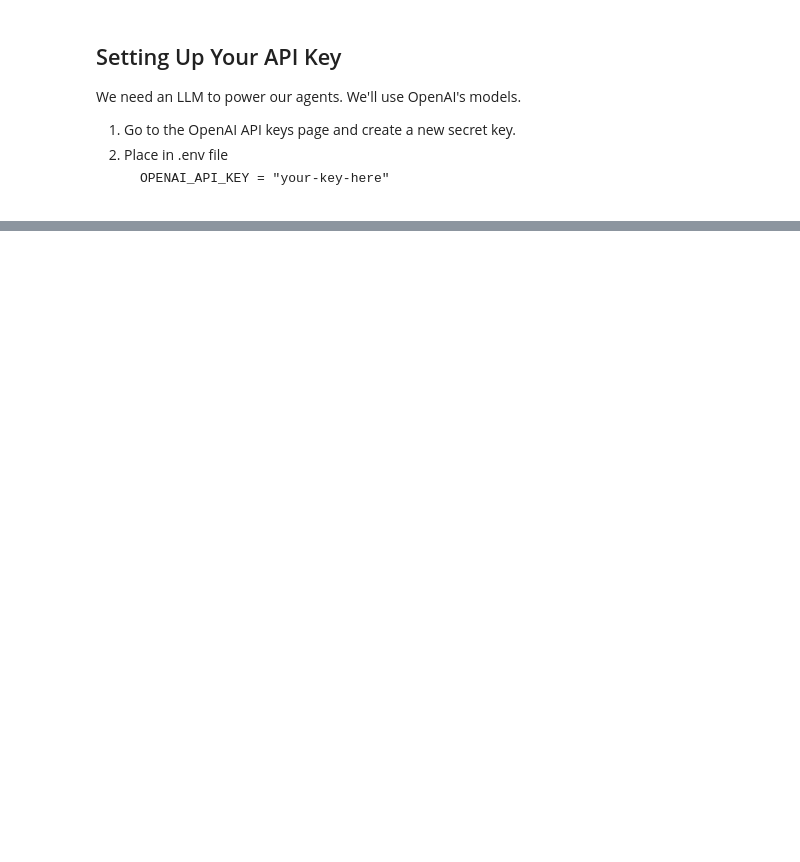
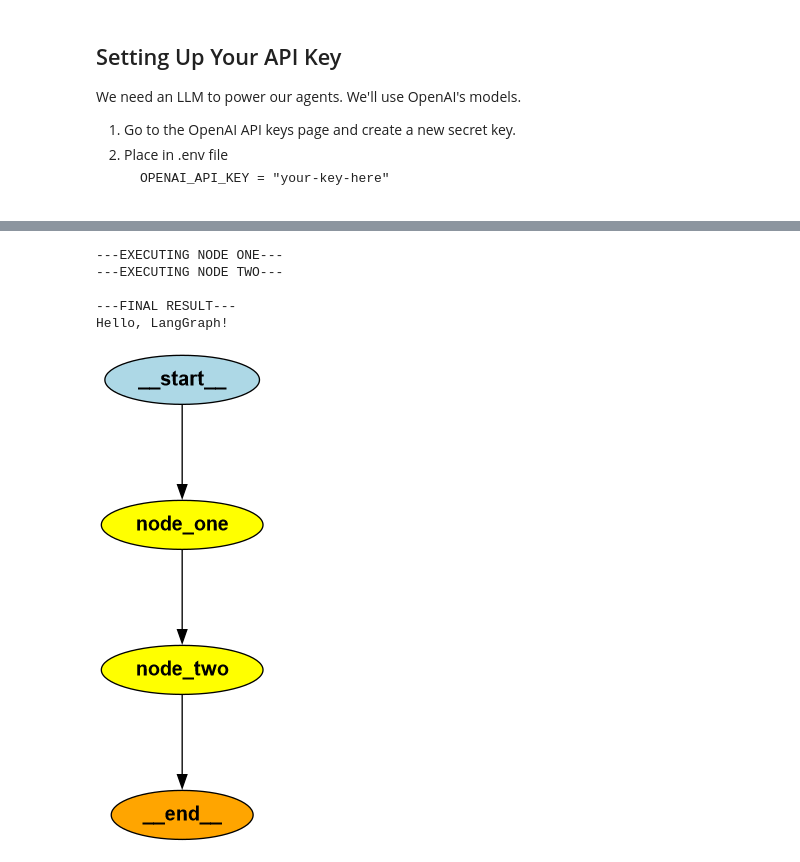
Before and after one commit to mrhallonline/langgraph-stock-analyzer, a Jupyter notebook: stock_analyzer.ipynb, the cells around one changed output, grey strips where cells are left out. Drawn from its saved outputs; the diff is of its cells as text; code cells hidden in the pictures; blank space fills up the shorter version.

```diff
--- a/stock_analyzer.ipynb
+++ b/stock_analyzer.ipynb
@@ -59,0 +107,53 @@ load_dotenv(override=True)
+# %%
+import os
+from typing import TypedDict, Annotated
+from langchain_openai import ChatOpenAI
+from langgraph.graph import StateGraph, END
+
+# Define the state: the data that flows through the graph
+class SimpleState(TypedDict):
+    input: str
+    result: str
+
+# Initialize our LLM
+llm = ChatOpenAI(model="gpt-4o", temperature=0)
+
+# Define our nodes (the "workers" in the graph)
+def node_one(state: SimpleState):
+    print("---EXECUTING NODE ONE---")
+    state['result'] = "Hello"
+    return state
+
+def node_two(state: SimpleState):
+    print("---EXECUTING NODE TWO---")
+    state['result'] = state['result'] + ", LangGraph!"
+    return state
+
+# Build the graph
+workflow = StateGraph(SimpleState)
+workflow.add_node("node_one", node_one)
+workflow.add_node("node_two", node_two)
+
+# Set the entrypoint and edges
+workflow.set_entry_point("node_one")
+workflow.add_edge("node_one", "node_two")
+workflow.add_edge("node_two", END) # The END node signifies the graph is finished
+
+# Compile and run the graph
+app = workflow.compile()
+initial_state = {"input": "start", "result": ""}
+final_state = app.invoke(initial_state)
+
+print("\n---FINAL RESULT---")
+print(final_state['result'])
+
+# You can also visualize the graph!
+from IPython.display import Image, display
+display(Image(app.get_graph().draw_png()))
+# %% [output]
+---EXECUTING NODE ONE---
+---EXECUTING NODE TWO---
+
+---FINAL RESULT---
+Hello, LangGraph!
+[figure, added]
```
Also changed, not shown: parts of 11 cells of this notebook.
